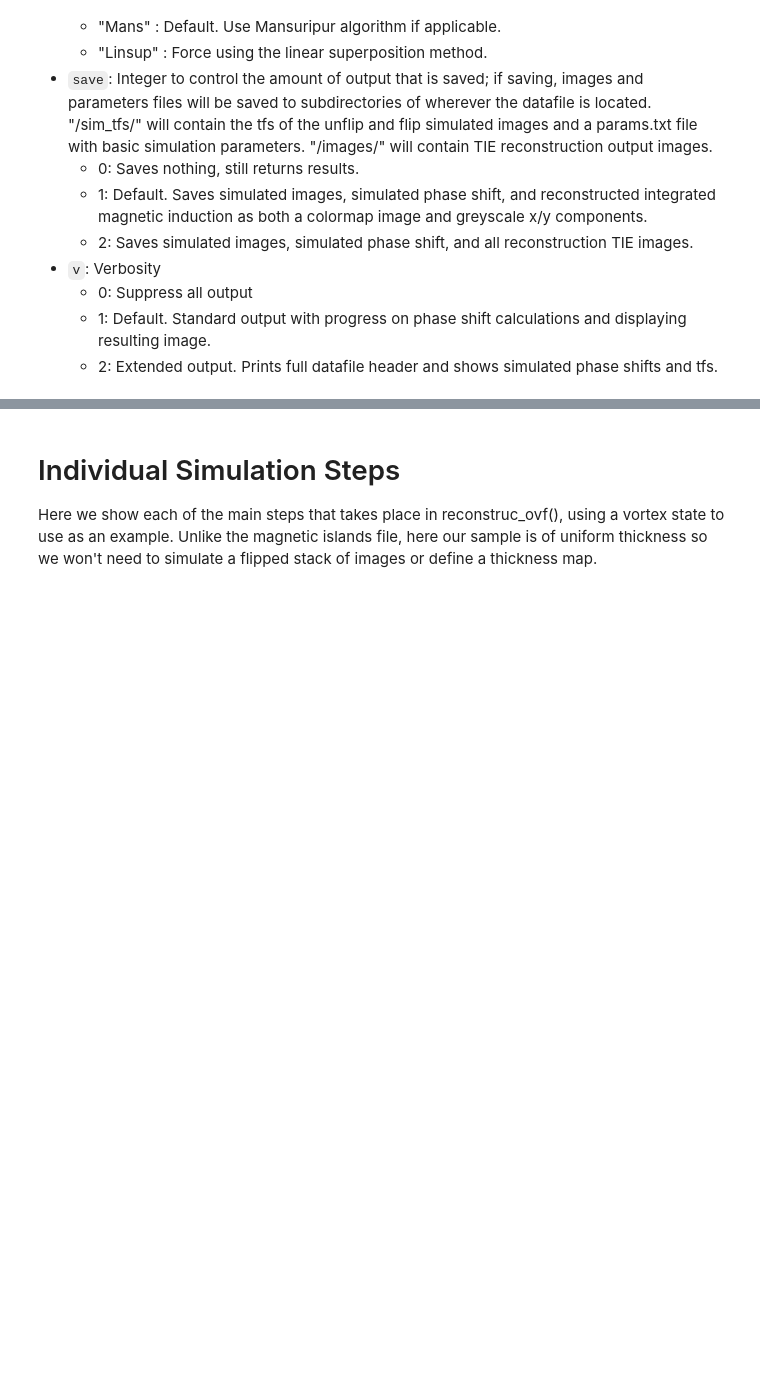
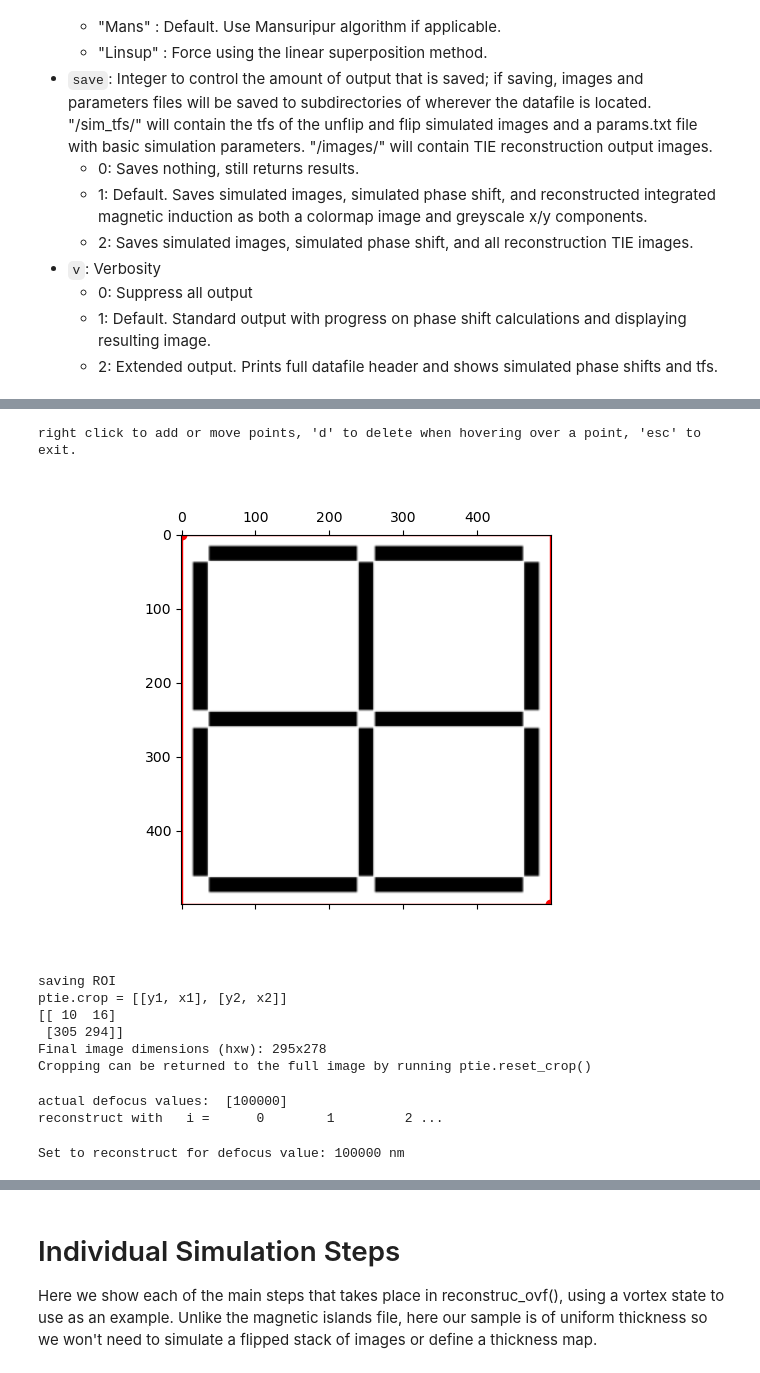
Before and after one commit to PyLorentz/PyLorentz, a Jupyter notebook: Examples/SIM_template.ipynb, the cells around one changed output, grey strips where cells are left out. Cells and saved outputs as stored; diff of their text form; code cells hidden in the pictures; blank space fills up the shorter version.

```diff
--- a/Examples/SIM_template.ipynb
+++ b/Examples/SIM_template.ipynb
@@ -149 +156,12 @@ Calling TIE solver
 Phase reconstruction completed.
+# %%
+ptie.select_ROI()
+# %% [output]
+right click to add or move points, 'd' to delete when hovering over a point, 'esc' to exit.
+[figure, added]
+saving ROI
+ptie.crop = [[y1, x1], [y2, x2]]
+[[ 10  16]
+ [305 294]]
+Final image dimensions (hxw): 295x278
+Cropping can be returned to the full image by running ptie.reset_crop()
@@ -149,0 +172,15 @@ Phase reconstruction completed.
+# %%
+print('actual defocus values: ', ptie.defvals)
+print('reconstruct with   i = ', '    0    ', '   1   ', '     2 ...')
+# %% [output]
+actual defocus values:  [100000]
+reconstruct with   i =      0        1         2 ...
+# %%
+i = 0 # Select which defocus value you'll be working with if 3-point deriv
+dataname = 'example_SIMTIE'# str
+sym = False # bool
+qc = False # a tikhonov filter isn't necessary for this data
+save = False
+print(f'Set to reconstruct for defocus value: {ptie.defvals[i]} nm ')
+# %% [output]
+Set to reconstruct for defocus value: 100000 nm
```
Also changed, not shown: parts of 9 cells of this notebook, 3 other files.
